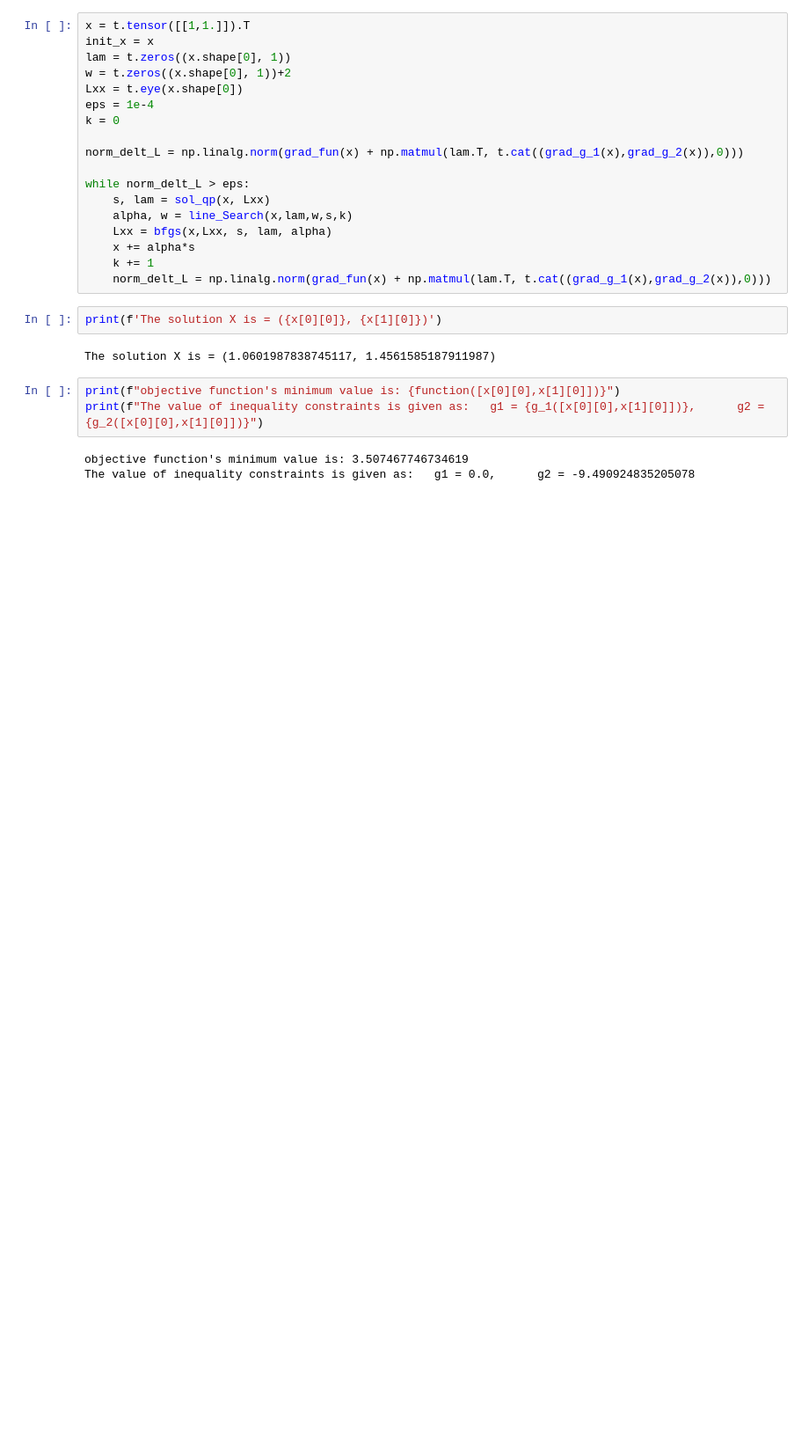
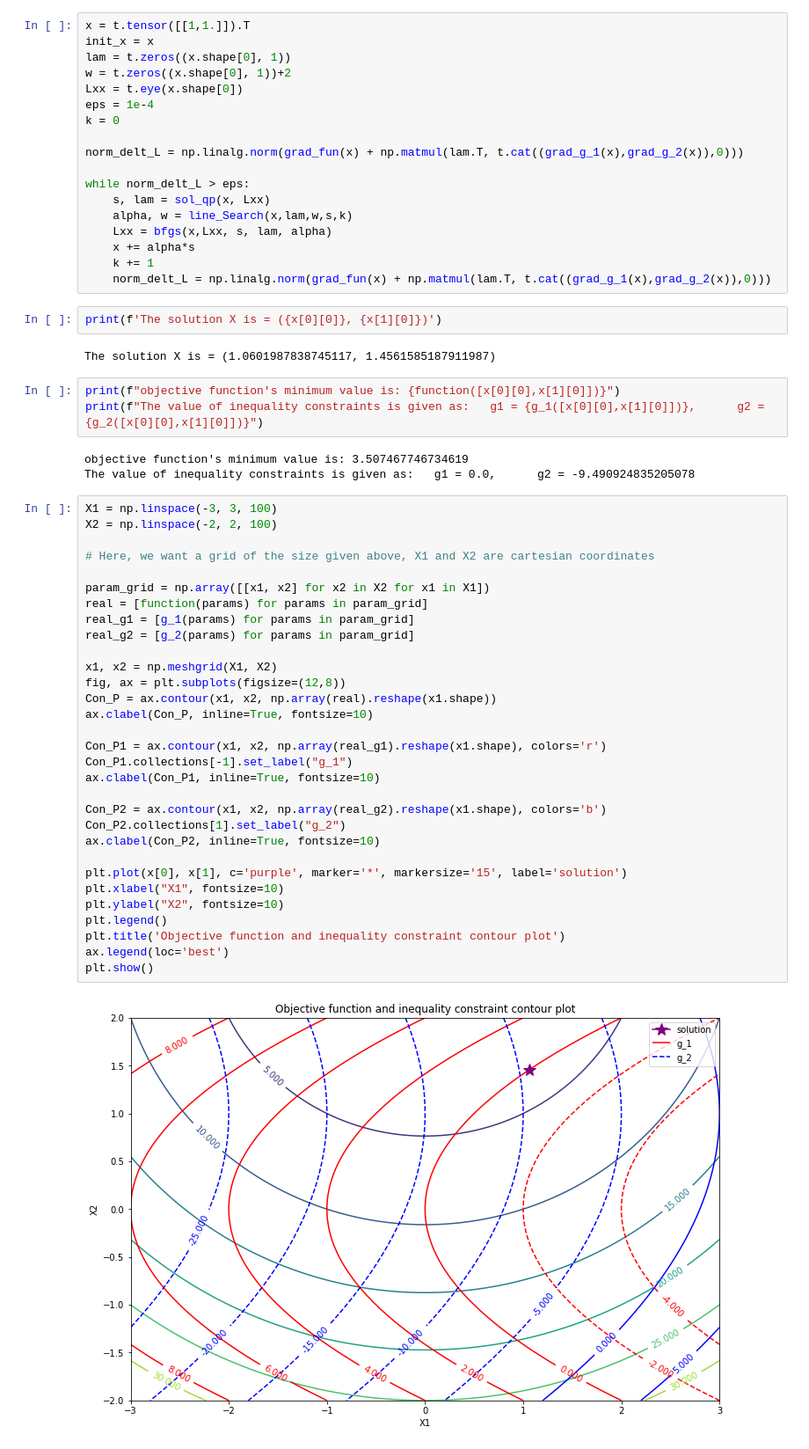
Before and after one commit to rpatel71/Design-Optimization, a Jupyter notebook: Homework_5/hw5_sqp.ipynb, the cells around one changed output. Shown at 88% size. Cells and saved outputs as stored; diff of their text form; blank space fills up the shorter version.

Commit message:
Final answer with a contour plot

```diff
--- a/Homework_5/hw5_sqp.ipynb
+++ b/Homework_5/hw5_sqp.ipynb
@@ -144,3 +145,36 @@ print(f"The value of inequality constraints is given as:   g1 = {g_1([x[0][0],x[
 # %% [output]
 objective function's minimum value is: 3.507467746734619
 The value of inequality constraints is given as:   g1 = 0.0,      g2 = -9.490924835205078
+# %%
+X1 = np.linspace(-3, 3, 100)
+X2 = np.linspace(-2, 2, 100)
+
+# Here, we want a grid of the size given above, X1 and X2 are cartesian coordinates
+
+param_grid = np.array([[x1, x2] for x2 in X2 for x1 in X1])
+real = [function(params) for params in param_grid]
+real_g1 = [g_1(params) for params in param_grid]
+real_g2 = [g_2(params) for params in param_grid]
+
+x1, x2 = np.meshgrid(X1, X2)
+fig, ax = plt.subplots(figsize=(12,8))
+Con_P = ax.contour(x1, x2, np.array(real).reshape(x1.shape))
+ax.clabel(Con_P, inline=True, fontsize=10)
+
+Con_P1 = ax.contour(x1, x2, np.array(real_g1).reshape(x1.shape), colors='r')
+Con_P1.collections[-1].set_label("g_1")
+ax.clabel(Con_P1, inline=True, fontsize=10)
+
+Con_P2 = ax.contour(x1, x2, np.array(real_g2).reshape(x1.shape), colors='b')
+Con_P2.collections[1].set_label("g_2")
+ax.clabel(Con_P2, inline=True, fontsize=10)
+
+plt.plot(x[0], x[1], c='purple', marker='*', markersize='15', label='solution')
+plt.xlabel("X1", fontsize=10)
+plt.ylabel("X2", fontsize=10)
+plt.legend()
+plt.title('Objective function and inequality constraint contour plot')
+ax.legend(loc='best')
+plt.show()
+# %% [output]
+[figure, added]
```
Also changed, not shown: parts of 1 cell of this notebook.
